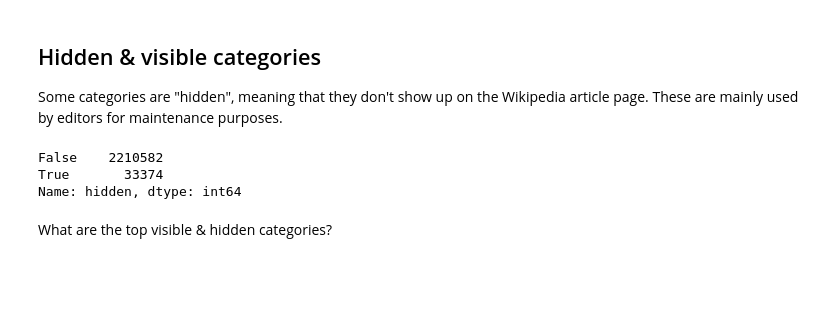
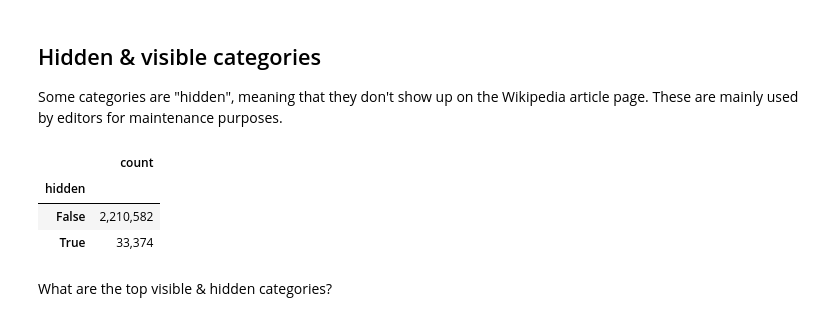
Before and after one commit to mozilla/search-terms-sanitization, a Jupyter notebook: non_sensitive/wikipedia-content-moderation/explore_categories.ipynb, the cells around one changed output. Cells and saved outputs as stored; diff of their text form; code cells hidden in the pictures; blank space fills up the shorter version.

```diff
--- a/non_sensitive/wikipedia-content-moderation/explore_categories.ipynb
+++ b/non_sensitive/wikipedia-content-moderation/explore_categories.ipynb
@@ -43,11 +43,15 @@ print(f"{len(ci.cat_df):,}")
 
 Some categories are "hidden", meaning that they don't show up on the Wikipedia article page. These are mainly used by editors for maintenance purposes.
 # %%
-ci.cat_df["hidden"].value_counts()
+(
+    ci.cat_df["hidden"].value_counts()
+    .to_frame().style.format(thousands=",")
+)
 # %% [output]
-False    2210582
-True       33374
-Name: hidden, dtype: int64
+|  | count |
+| hidden |  |
+| False | 2,210,582 |
+| True | 33,374 |
 # %% [markdown]
 What are the top visible & hidden categories?
 # %%
```
Also changed, not shown: parts of 7 cells of this notebook, 1 other file.
